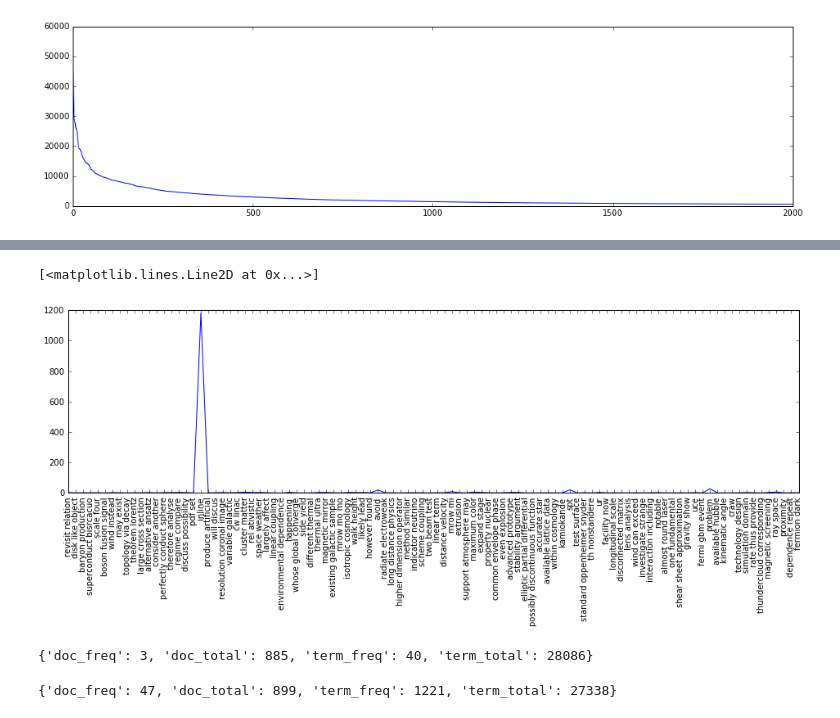
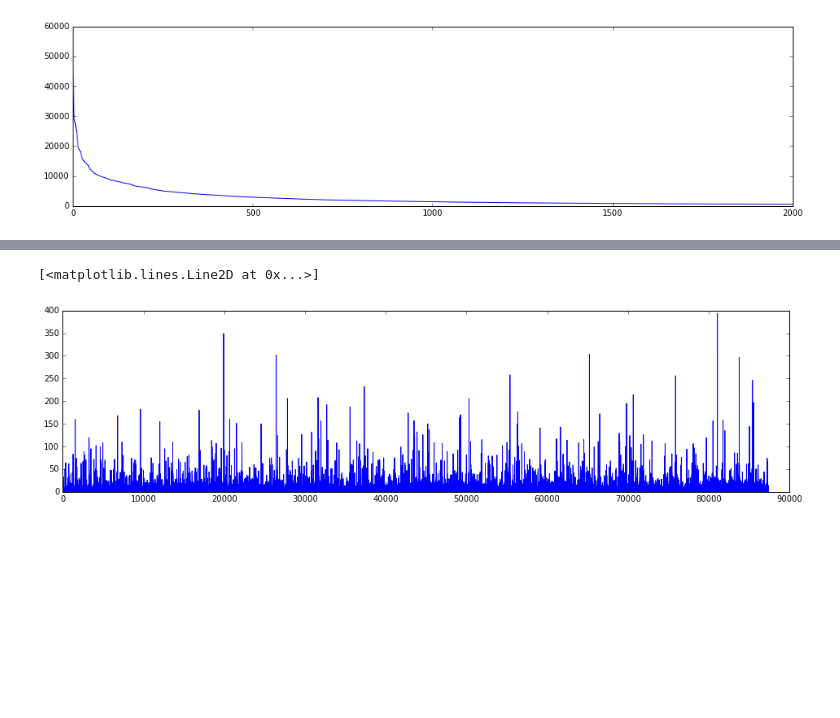
Before and after one commit to inspirehep/invenio-trends, a Jupyter notebook: research/Termvectors.ipynb, the cells around one changed output, grey strips where cells are left out. Saved outputs shown, nothing was run; the diff lists cells and outputs as text; code cells hidden in the pictures; blank space fills up the shorter version.

Commit message:
eliminate html tag and factor out term vectors

```diff
--- a/research/Termvectors.ipynb
+++ b/research/Termvectors.ipynb
@@ -143,44 +106,3 @@ def interval_ids(date, days=7):
-# %%
-def term_vectors(ids, field, chunk=100):
-    res = []
-    for pos in range(0, len(ids), chunk):
-        q = client.mtermvectors(
-            index='hep-analysis',
-            doc_type='hep',
-            ids=ids[pos:pos + chunk],
-            fields=[field],
-            field_statistics=False,
-            term_statistics=True,
-            offsets=False,
-            payloads=False,
-            positions=False,
-            realtime=True
-        )
-        for e in q['docs']:
-            if field in e['term_vectors']:
-                res.append(e['term_vectors'][field]['terms'])
-    assert len(ids) == len(res)
-    return res
-# %%
-def fold_vectors(vectors):
-    words = {}
-    for vec in vectors:
-        for word, freqs in vec.items():
-            if word in words:
-                #assert words[word]['term_total'] == freqs['ttf']
-                #assert words[word]['doc_total'] == freqs['doc_freq']
-                #words[word]['history'].append(freqs['doc_freq'])
-                words[word]['term_freq'] += freqs['term_freq']
-                words[word]['doc_freq'] += 1
-            else:
-                words[word] = {
-                    'term_total': freqs['ttf'], # estimate
-                    'doc_total': freqs['doc_freq'], # estimate
-                    'term_freq': freqs['term_freq'],
-                    'doc_freq': 1,
-                    #'history': [freqs['doc_freq']],
-                }
-    return words
 # %%
 words13 = fold_vectors(term_vectors(interval_ids('2013-05-01'), 'abstracts.value'))
 words14 = fold_vectors(term_vectors(interval_ids('2014-05-01'), 'abstracts.value'))
@@ -236,16 +156,8 @@ plt.plot(d14)
 # %%
 diff = np.abs(np.array(d13) - d14)
 # %%
-plt.xticks(range(100), l13[39300:39400], rotation=90)
-plt.plot(diff[39300:39400])
+#plt.xticks(range(100), l13, rotation=90)
+plt.plot(diff)
 # %% [output]
 [<matplotlib.lines.Line2D at 0x...>]
-[figure, old version]
+[figure, new version]
-# %%
-words13['inline']
-# %% [output]
-{'doc_freq': 3, 'doc_total': 885, 'term_freq': 40, 'term_total': 28086}
-# %%
-words14['inline']
-# %% [output]
-{'doc_freq': 47, 'doc_total': 899, 'term_freq': 1221, 'term_total': 27338}
```
Also changed, not shown: parts of 21 cells of this notebook, 2 other files.
